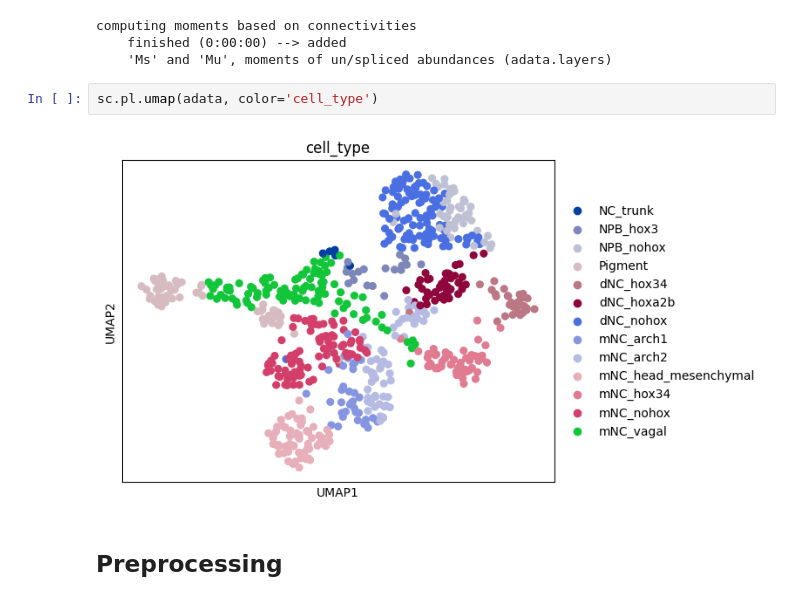
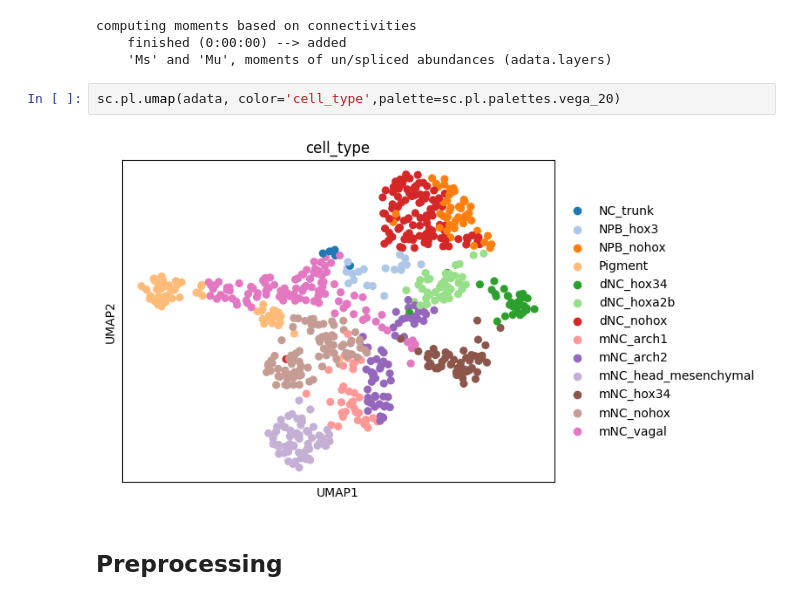
Before and after one commit to yifanchn/regvelo, a Jupyter notebook: docs/tutorial.ipynb, the cells around one changed output. Saved outputs shown, nothing was run; the diff lists cells and outputs as text.

```diff
--- a/docs/tutorial.ipynb
+++ b/docs/tutorial.ipynb
@@ -31,9 +35,9 @@ computing moments based on connectivities
     finished (0:00:00) --> added
     'Ms' and 'Mu', moments of un/spliced abundances (adata.layers)
 # %%
-sc.pl.umap(adata, color='cell_type')
+sc.pl.umap(adata, color='cell_type',palette=sc.pl.palettes.vega_20)
 # %% [output]
-[figure, old version]
+[figure, new version]
 # %% [markdown]
 ## Preprocessing
 # %%
```
Also changed, not shown: parts of 21 cells of this notebook.
